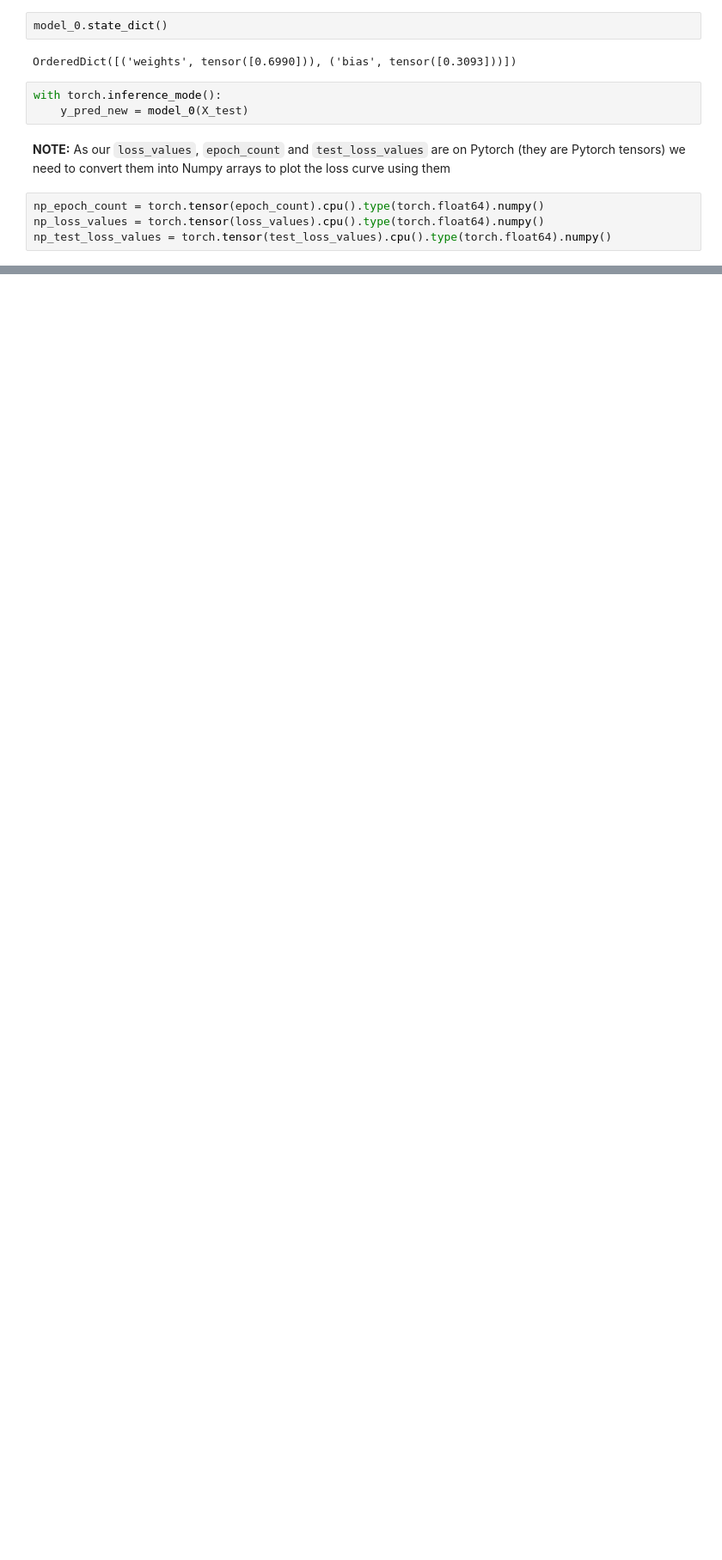
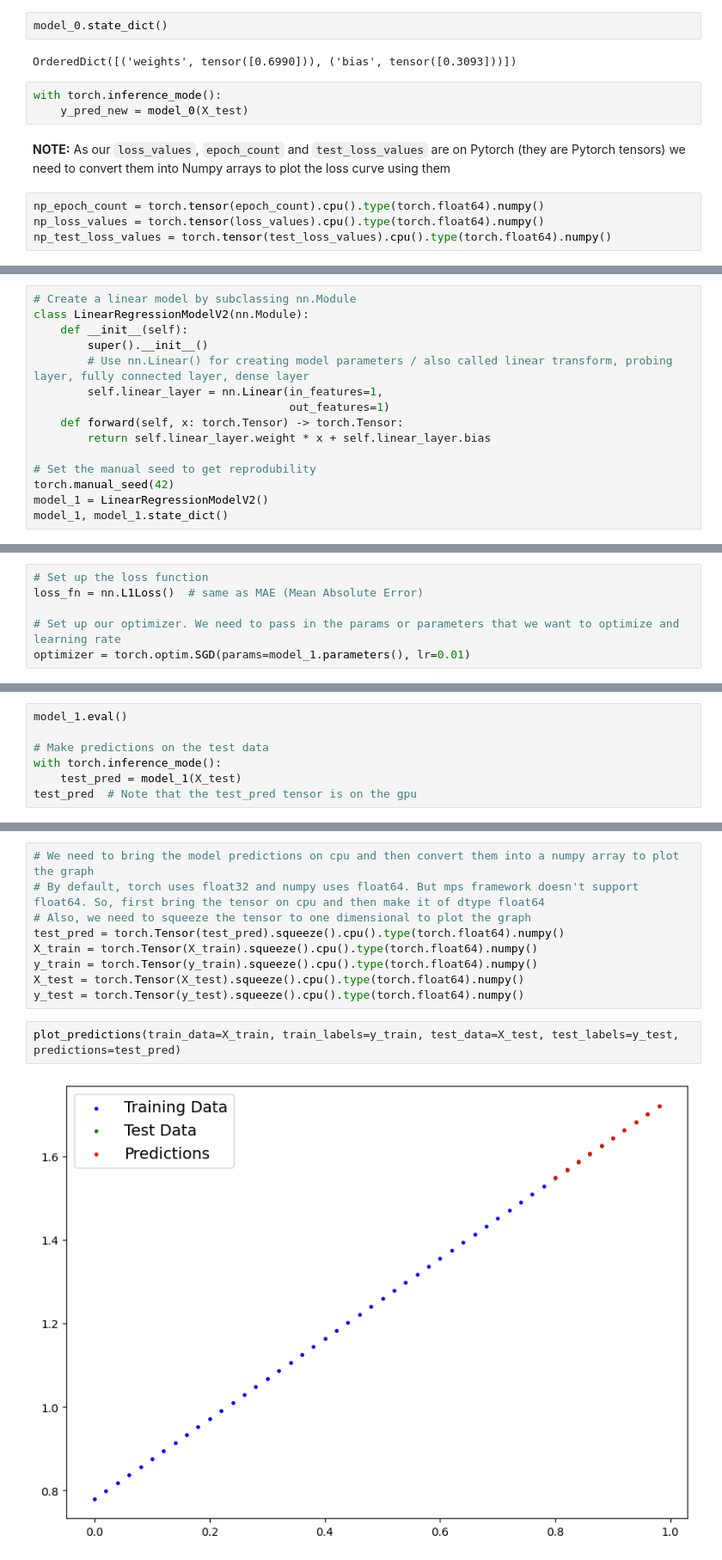
Before and after one commit to Prashin006/Pytorch, a Jupyter notebook: 01_Pytorch_Workflow.ipynb, the cells around one changed output, grey strips where cells are left out. Shown at 86% size. Saved outputs shown, nothing was run; the diff lists cells and outputs as text; blank space fills up the shorter version.

```diff
--- a/01_Pytorch_Workflow.ipynb
+++ b/01_Pytorch_Workflow.ipynb
@@ -352,0 +501,15 @@ plot_predictions(predictions=y_pred_new)
+# %%
+# Create a linear model by subclassing nn.Module
+class LinearRegressionModelV2(nn.Module):
+    def __init__(self):
+        super().__init__()
+        # Use nn.Linear() for creating model parameters / also called linear transform, probing layer, fully connected layer, dense layer
+        self.linear_layer = nn.Linear(in_features=1,
+                                      out_features=1)
+    def forward(self, x: torch.Tensor) -> torch.Tensor:
+        return self.linear_layer.weight * x + self.linear_layer.bias
+
+# Set the manual seed to get reprodubility
+torch.manual_seed(42)
+model_1 = LinearRegressionModelV2()
+model_1, model_1.state_dict()
@@ -352,0 +540,6 @@ plot_predictions(predictions=y_pred_new)
+# %%
+# Set up the loss function
+loss_fn = nn.L1Loss()  # same as MAE (Mean Absolute Error)
+
+# Set up our optimizer. We need to pass in the params or parameters that we want to optimize and learning rate
+optimizer = torch.optim.SGD(params=model_1.parameters(), lr=0.01)
@@ -352,0 +622,7 @@ plot_predictions(predictions=y_pred_new)
+# %%
+model_1.eval()
+
+# Make predictions on the test data
+with torch.inference_mode():
+    test_pred = model_1(X_test)
+test_pred  # Note that the test_pred tensor is on the gpu
@@ -352,0 +640,13 @@ plot_predictions(predictions=y_pred_new)
+# %%
+# We need to bring the model predictions on cpu and then convert them into a numpy array to plot the graph
+# By default, torch uses float32 and numpy uses float64. But mps framework doesn't support float64. So, first bring the tensor on cpu and then make it of dtype float64
+# Also, we need to squeeze the tensor to one dimensional to plot the graph
+test_pred = torch.Tensor(test_pred).squeeze().cpu().type(torch.float64).numpy()
+X_train = torch.Tensor(X_train).squeeze().cpu().type(torch.float64).numpy()
+y_train = torch.Tensor(y_train).squeeze().cpu().type(torch.float64).numpy()
+X_test = torch.Tensor(X_test).squeeze().cpu().type(torch.float64).numpy()
+y_test = torch.Tensor(y_test).squeeze().cpu().type(torch.float64).numpy()
+# %%
+plot_predictions(train_data=X_train, train_labels=y_train, test_data=X_test, test_labels=y_test, predictions=test_pred)
+# %% [output]
+[figure, added]
```
Also changed, not shown: parts of 34 cells of this notebook, 2 other files.
